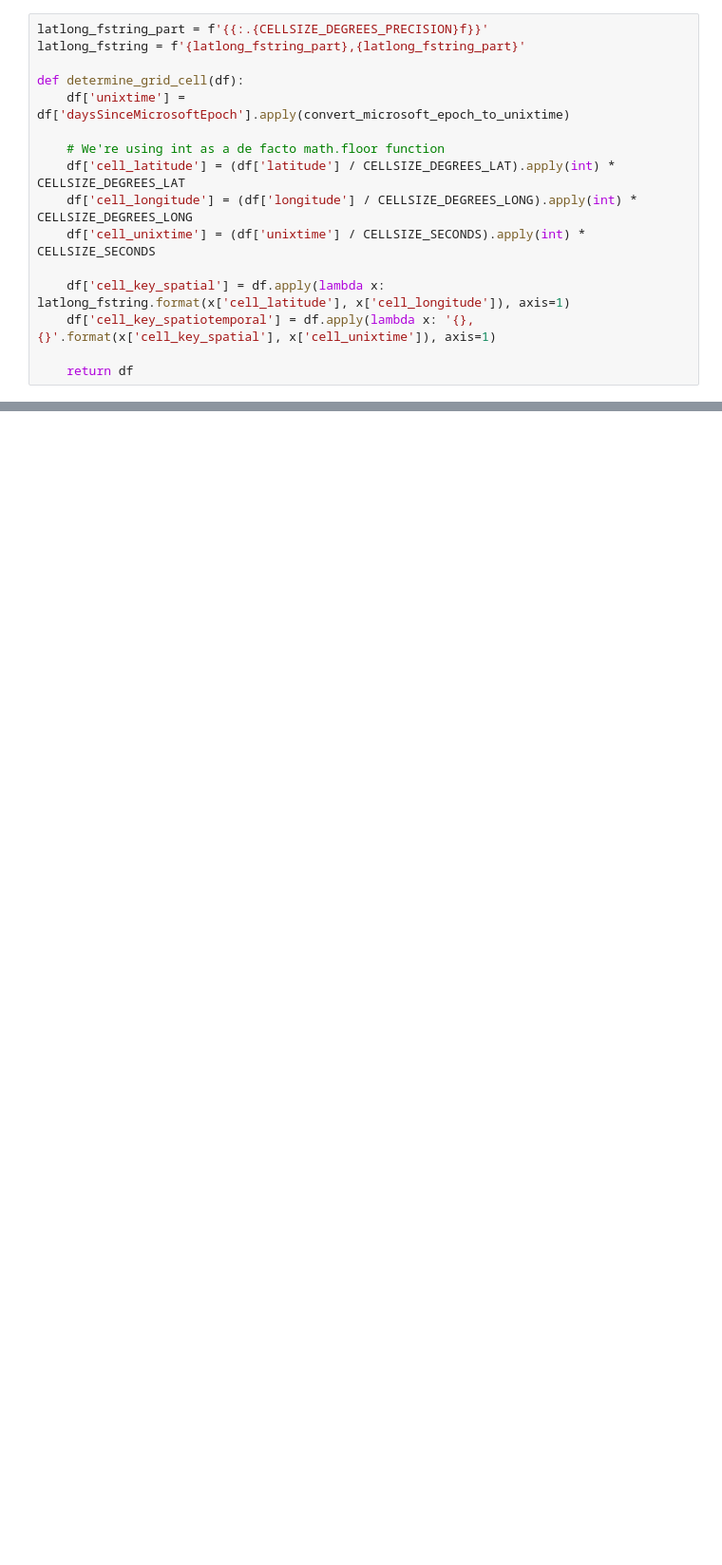
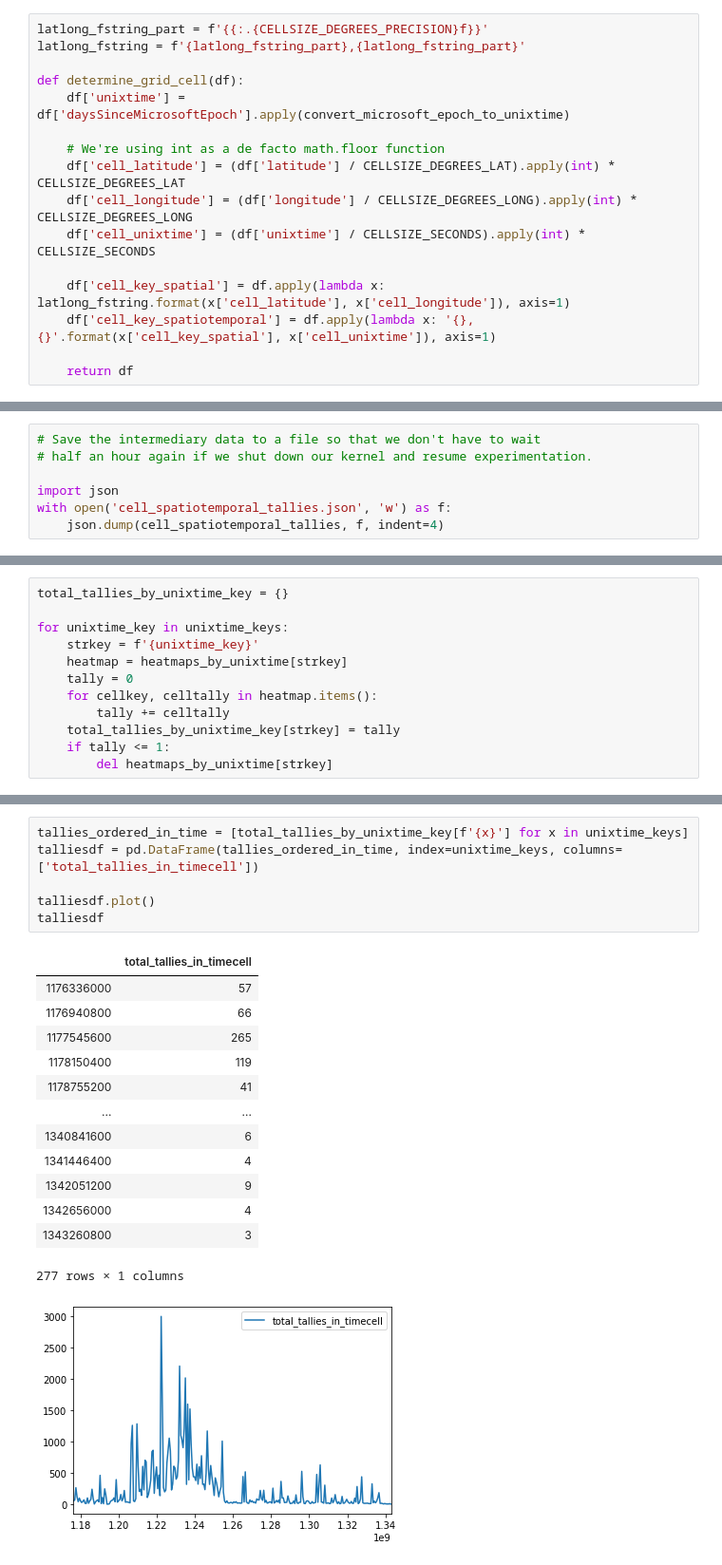
Before and after one commit to freyley/proof, a Jupyter notebook: geolife-density-time-grid/notebooks/Discretize-Geolife-Trajectories.ipynb, the cells around one changed output, grey strips where cells are left out. Shown at 95% size. Drawn from its saved outputs; the diff is of its cells as text; blank space fills up the shorter version.

```diff
--- a/geolife-density-time-grid/notebooks/Discretize-Geolife-Trajectories.ipynb
+++ b/geolife-density-time-grid/notebooks/Discretize-Geolife-Trajectories.ipynb
@@ -165,0 +174,7 @@ len(cell_spatiotemporal_tallies)
+# %%
+# Save the intermediary data to a file so that we don't have to wait
+# half an hour again if we shut down our kernel and resume experimentation.
+
+import json
+with open('cell_spatiotemporal_tallies.json', 'w') as f:
+    json.dump(cell_spatiotemporal_tallies, f, indent=4)
@@ -165,0 +293,12 @@ len(cell_spatiotemporal_tallies)
+# %%
+total_tallies_by_unixtime_key = {}
+
+for unixtime_key in unixtime_keys:
+    strkey = f'{unixtime_key}'
+    heatmap = heatmaps_by_unixtime[strkey]
+    tally = 0
+    for cellkey, celltally in heatmap.items():
+        tally += celltally
+    total_tallies_by_unixtime_key[strkey] = tally
+    if tally <= 1:
+        del heatmaps_by_unixtime[strkey]
@@ -165,0 +330,21 @@ len(cell_spatiotemporal_tallies)
+# %%
+tallies_ordered_in_time = [total_tallies_by_unixtime_key[f'{x}'] for x in unixtime_keys]
+talliesdf = pd.DataFrame(tallies_ordered_in_time, index=unixtime_keys, columns=['total_tallies_in_timecell'])
+
+talliesdf.plot()
+talliesdf
+# %% [output]
+|  | total_tallies_in_timecell |
+| 1176336000 | 57 |
+| 1176940800 | 66 |
+| 1177545600 | 265 |
+| 1178150400 | 119 |
+| 1178755200 | 41 |
+| ... | ... |
+| 1340841600 | 6 |
+| 1341446400 | 4 |
+| 1342051200 | 9 |
+| 1342656000 | 4 |
+| 1343260800 | 3 |
+277 rows × 1 columns
+[figure, added]
```
Also changed, not shown: parts of 18 cells of this notebook, 2 other files.
